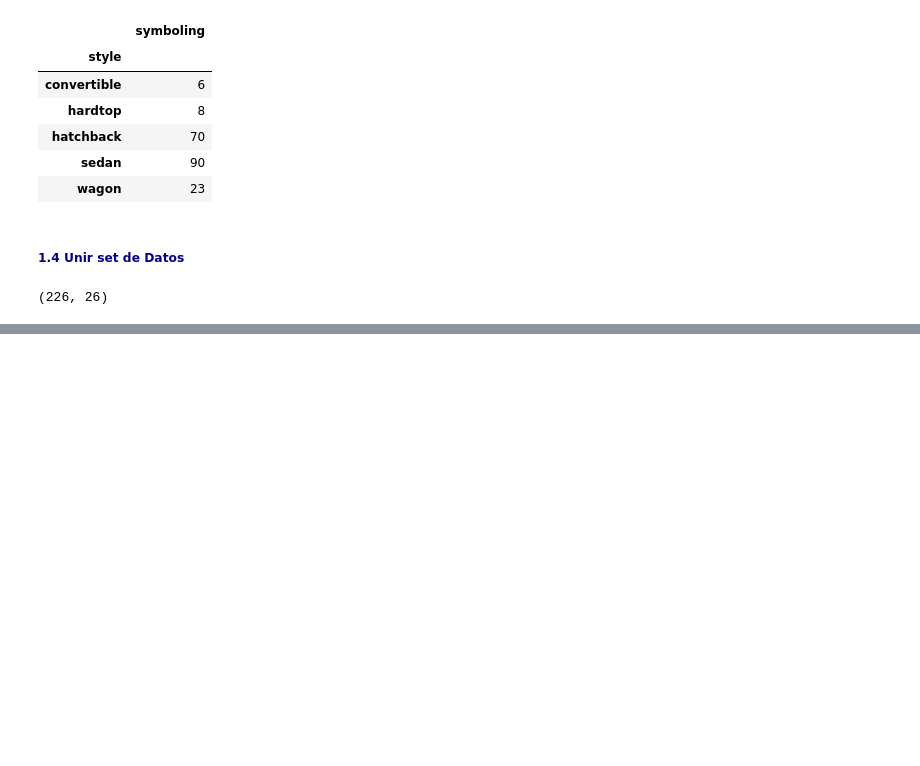
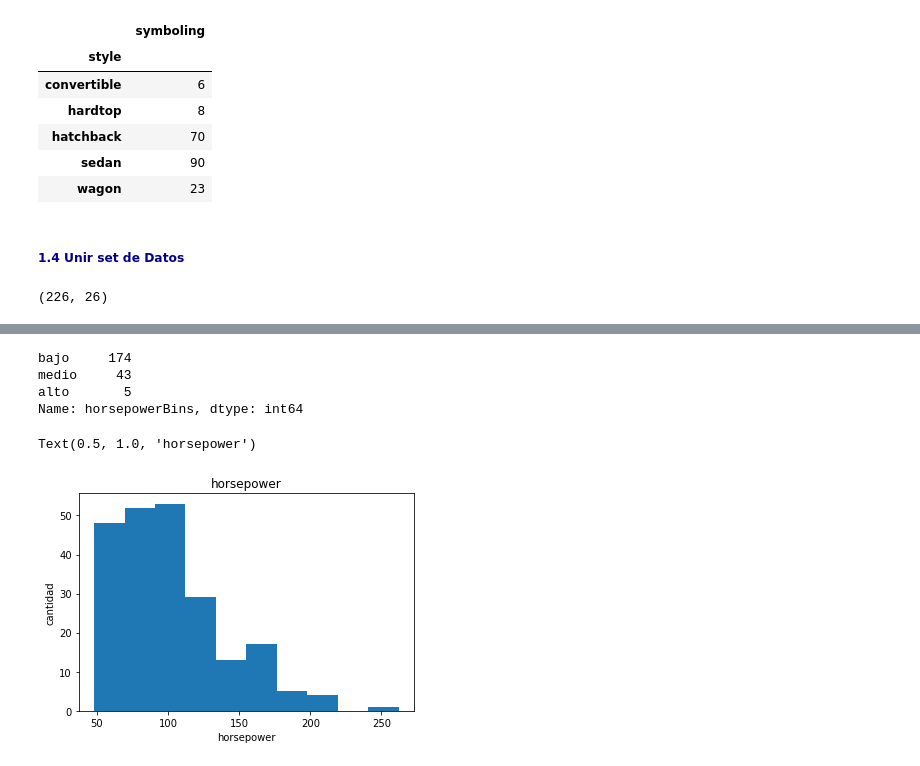
Before and after one commit to poll-avila-21/03C2022_DA, a Jupyter notebook: EDA_AUTOS_EC2022.ipynb, the cells around one changed output, grey strips where cells are left out. Drawn from its saved outputs; the diff is of its cells as text; code cells hidden in the pictures; blank space fills up the shorter version.

```diff
--- a/EDA_AUTOS_EC2022.ipynb
+++ b/EDA_AUTOS_EC2022.ipynb
@@ -183,0 +505,4 @@ dfAutos.shape
+# %%
+dfAutos["City L/100 km"] = 235/dfAutos["City"]
+dfAutos["Higway L/100 km"] = 235/dfAutos["Higway"]
+dfAutos.head(3)
@@ -183,0 +527,4 @@ dfAutos.shape
+# %%
+dfAutos["length"] = dfAutos ["length"] / dfAutos["length"].max()
+dfAutos["width"] = dfAutos ["width"] / dfAutos["width"].max()
+dfAutos["heingt"] = dfAutos ["heingt"] / dfAutos["heingt"].max()
@@ -183,0 +578,3 @@ dfAutos.shape
+# %%
+bins = np.linspace(min(dfAutos["horsepower"]) , max(dfAutos ["horsepower"]) , 4)
+bins
@@ -183,0 +583,4 @@ dfAutos.shape
+# %%
+groupNames = ["bajo" , "medio" , "alto"]
+dfAutos["horsepowerBins"] = pd.cut(dfAutos["horsepower"], bins , labels = groupNames ,  include_lowest = True)
+dfAutos[["horsepower" , "horsepowerBins"]].head(5)
@@ -183,0 +594,22 @@ dfAutos.shape
+# %%
+dfAutos["horsepowerBins"].value_counts()
+# %% [output]
+bajo     174
+medio     43
+alto       5
+Name: horsepowerBins, dtype: int64
+# %%
+%matplotlib inline
+import matplotlib as plt
+from matplotlib import pyplot
+
+
+plt.pyplot.hist(dfAutos["horsepower"])
+
+
+plt.pyplot.xlabel("horsepower")
+plt.pyplot.ylabel("cantidad")
+plt.pyplot.title("horsepower")
+# %% [output]
+Text(0.5, 1.0, 'horsepower')
+[figure, added]
```
Also changed, not shown: parts of 44 cells of this notebook.
